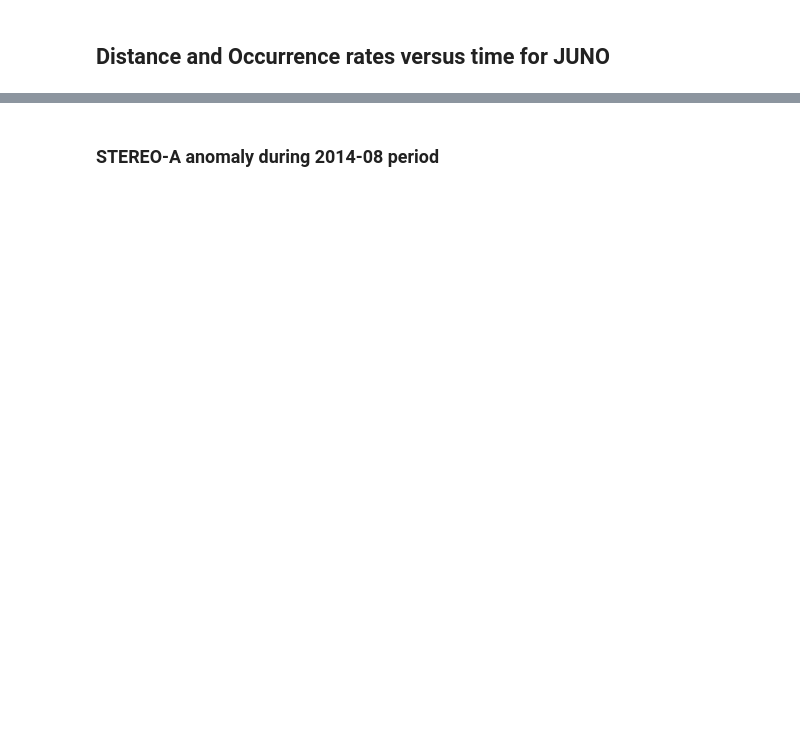
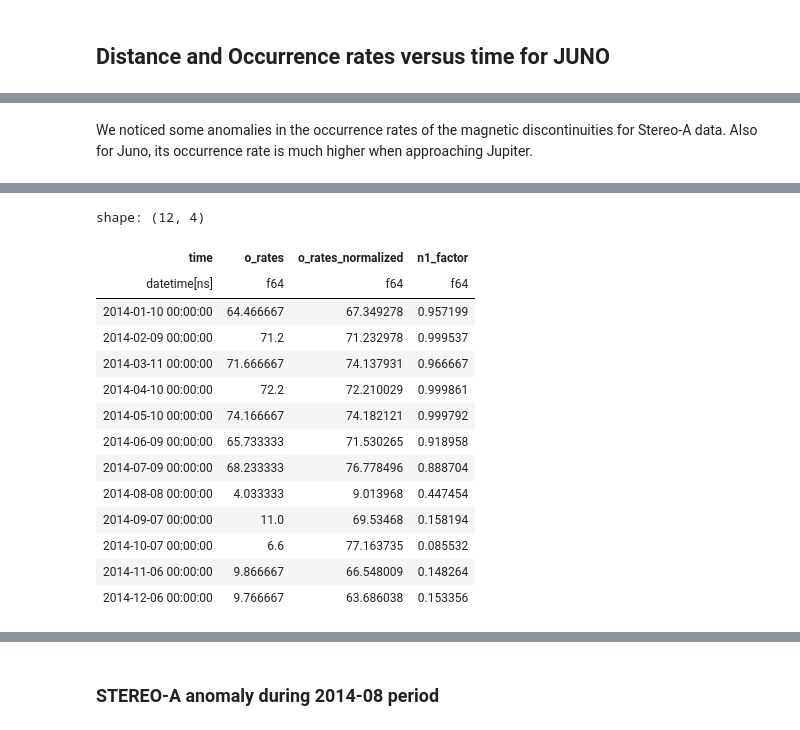
Before and after one commit to Beforerr/discontinuitypy, a Jupyter notebook: notebooks/analysis/01_occurence_rate.ipynb, the cells around one changed output, grey strips where cells are left out. Cells and saved outputs as stored; diff of their text form; code cells hidden in the pictures; blank space fills up the shorter version.

```diff
--- a/notebooks/analysis/01_occurence_rate.ipynb
+++ b/notebooks/analysis/01_occurence_rate.ipynb
@@ -90,5 +74,6 @@ from ids_finder.datasets import cIDsDataset
 # %%
-sta_candidate = cIDsDataset(sat_id="STA", tau=60, ts=1, catalog=catalog)
-jno_candidate = cIDsDataset(sat_id="JNO", tau=60, ts=1, catalog=catalog)
-thb_candidate = cIDsDataset(sat_id="THB", tau=60, ts=1, catalog=catalog)
+STA_ds = cIDsDataset(sat_id="STA", tau=60, ts=1, catalog=catalog)
+JNO_ds = cIDsDataset(sat_id="JNO", tau=60, ts=1, catalog=catalog)
+THB_ds = cIDsDataset(sat_id="THB", tau=60, ts=1, catalog=catalog)
+Wind_ds = cIDsDataset(sat_id="Wind", tau=60, ts=1, catalog=catalog)
 # %% [output]
@@ -108,10 +98,17 @@ from ids_finder.utils.basic import filter_tranges_df
 # %%
-thb_inter_state_sw: pl.LazyFrame = catalog.load('thb.inter_state_sw')
+thb_inter_state_sw: pl.LazyFrame = catalog.load('THB.STATE.inter_data_sw')
 start, end = thb_inter_state_sw.select(['start', 'end']).collect()
 
-thb_sw_candidate = cIDsDataset(
+THB_sw_ds = cIDsDataset(
     sat_id="THB", tau=60, ts=1, catalog=catalog,
-    candidates = filter_tranges_df(thb_candidate.candidates, (start, end)),
-    data = filter_tranges_df(thb_candidate.data.collect(), (start, end)).lazy()
+    candidates = filter_tranges_df(THB_ds.candidates, (start, end)),
+    data = filter_tranges_df(THB_ds.data.collect(), (start, end)).lazy()
 )
+
+THB_sw_ds = THB_ds.copy(
+    update=dict(
+        candidates = THB_ds.candidates.pipe(filter_tranges_df, (start, end)),
+        data = THB_ds.data.collect().pipe(filter_tranges_df, (start, end)).lazy()
+    )
+)
 # %% [output]
@@ -240,0 +256,8 @@ all_candidates_or_N2 = n2_normalize(all_candidates_or_N1)
+# %% [markdown]
+We noticed some anomalies in the occurrence rates of the magnetic discontinuities for Stereo-A data. Also for Juno, its occurrence rate is much higher when approaching Jupiter.
+# %%
+all_events_or_N1.filter(
+    pl.col('time').is_in(pd.date_range('2014-01-01', '2015-01-01')),
+    sat='STA'
+)[["time", "o_rates", "o_rates_normalized", 'n1_factor']]
+# %% [output]
@@ -240,0 +265,15 @@ all_candidates_or_N2 = n2_normalize(all_candidates_or_N1)
+shape: (12, 4)
+| time | o_rates | o_rates_normalized | n1_factor |
+| datetime[ns] | f64 | f64 | f64 |
+| 2014-01-10 00:00:00 | 64.466667 | 67.349278 | 0.957199 |
+| 2014-02-09 00:00:00 | 71.2 | 71.232978 | 0.999537 |
+| 2014-03-11 00:00:00 | 71.666667 | 74.137931 | 0.966667 |
+| 2014-04-10 00:00:00 | 72.2 | 72.210029 | 0.999861 |
+| 2014-05-10 00:00:00 | 74.166667 | 74.182121 | 0.999792 |
+| 2014-06-09 00:00:00 | 65.733333 | 71.530265 | 0.918958 |
+| 2014-07-09 00:00:00 | 68.233333 | 76.778496 | 0.888704 |
+| 2014-08-08 00:00:00 | 4.033333 | 9.013968 | 0.447454 |
+| 2014-09-07 00:00:00 | 11.0 | 69.53468 | 0.158194 |
+| 2014-10-07 00:00:00 | 6.6 | 77.163735 | 0.085532 |
+| 2014-11-06 00:00:00 | 9.866667 | 66.548009 | 0.148264 |
+| 2014-12-06 00:00:00 | 9.766667 | 63.686038 | 0.153356 |
```
Also changed, not shown: parts of 69 cells of this notebook, 38 other files.
